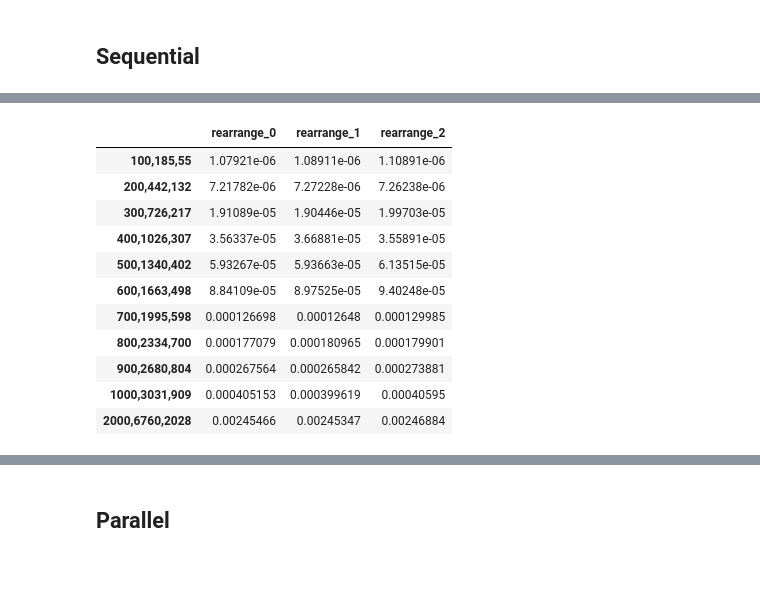
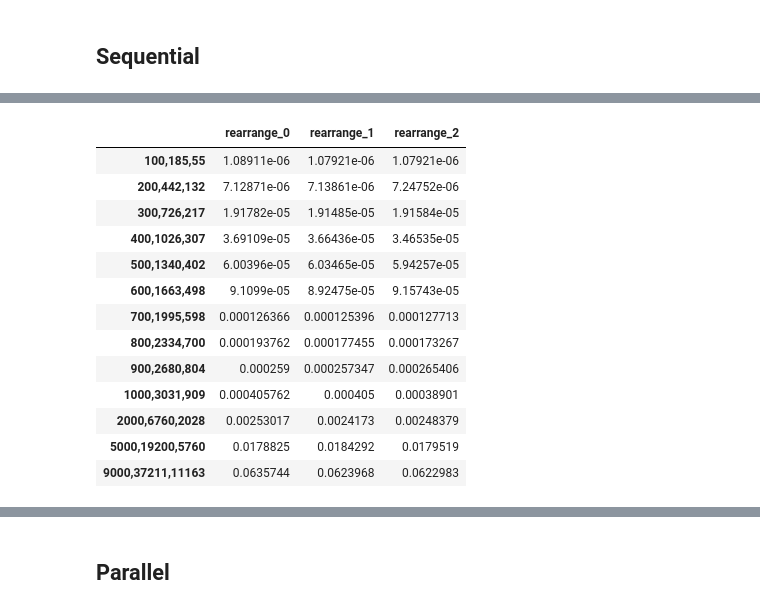
Before and after one commit to danif93/Genetic-Travelling-Salesman, a Jupyter notebook: code/python_dataAnalysis/read_files.ipynb, the cells around one changed output, grey strips where cells are left out. Saved outputs shown, nothing was run; the diff lists cells and outputs as text; code cells hidden in the pictures; blank space fills up the shorter version.

```diff
--- a/code/python_dataAnalysis/read_files.ipynb
+++ b/code/python_dataAnalysis/read_files.ipynb
@@ -267,0 +300,3 @@ plt.title("Parallel MPI Approach Convergence - Percentage Average");
+# %%
+path = "../results/total/phase2/parallelMPI"
+files = sorted(os.listdir(path))
@@ -331,16 +448,18 @@ df_path
 # %%
-df_rearr = fill_dataFrame_detailed(path, rearrFiles)
-df_rearr
+df_rearr_seq = fill_dataFrame_detailed(path, rearrFiles)
+df_rearr_seq
 # %% [output]
 |  | rearrange_0 | rearrange_1 | rearrange_2 |
-| 100,185,55 | 1.07921e-06 | 1.08911e-06 | 1.10891e-06 |
-| 200,442,132 | 7.21782e-06 | 7.27228e-06 | 7.26238e-06 |
-| 300,726,217 | 1.91089e-05 | 1.90446e-05 | 1.99703e-05 |
-| 400,1026,307 | 3.56337e-05 | 3.66881e-05 | 3.55891e-05 |
-| 500,1340,402 | 5.93267e-05 | 5.93663e-05 | 6.13515e-05 |
-| 600,1663,498 | 8.84109e-05 | 8.97525e-05 | 9.40248e-05 |
-| 700,1995,598 | 0.000126698 | 0.00012648 | 0.000129985 |
-| 800,2334,700 | 0.000177079 | 0.000180965 | 0.000179901 |
-| 900,2680,804 | 0.000267564 | 0.000265842 | 0.000273881 |
-| 1000,3031,909 | 0.000405153 | 0.000399619 | 0.00040595 |
-| 2000,6760,2028 | 0.00245466 | 0.00245347 | 0.00246884 |
+| 100,185,55 | 1.08911e-06 | 1.07921e-06 | 1.07921e-06 |
+| 200,442,132 | 7.12871e-06 | 7.13861e-06 | 7.24752e-06 |
+| 300,726,217 | 1.91782e-05 | 1.91485e-05 | 1.91584e-05 |
+| 400,1026,307 | 3.69109e-05 | 3.66436e-05 | 3.46535e-05 |
+| 500,1340,402 | 6.00396e-05 | 6.03465e-05 | 5.94257e-05 |
+| 600,1663,498 | 9.1099e-05 | 8.92475e-05 | 9.15743e-05 |
+| 700,1995,598 | 0.000126366 | 0.000125396 | 0.000127713 |
+| 800,2334,700 | 0.000193762 | 0.000177455 | 0.000173267 |
+| 900,2680,804 | 0.000259 | 0.000257347 | 0.000265406 |
+| 1000,3031,909 | 0.000405762 | 0.000405 | 0.00038901 |
+| 2000,6760,2028 | 0.00253017 | 0.0024173 | 0.00248379 |
+| 5000,19200,5760 | 0.0178825 | 0.0184292 | 0.0179519 |
+| 9000,37211,11163 | 0.0635744 | 0.0623968 | 0.0622983 |
```
Also changed, not shown: parts of 51 cells of this notebook, 44 other files.
